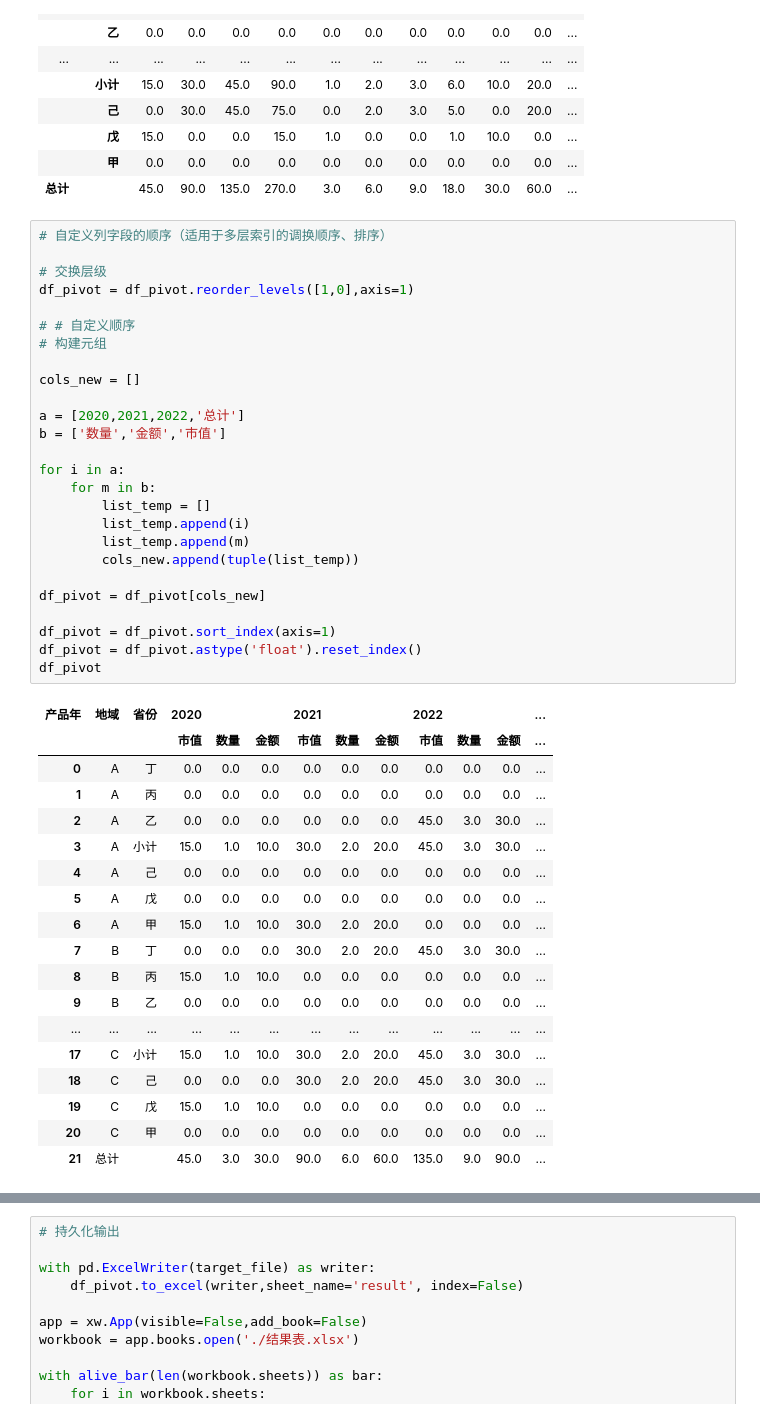
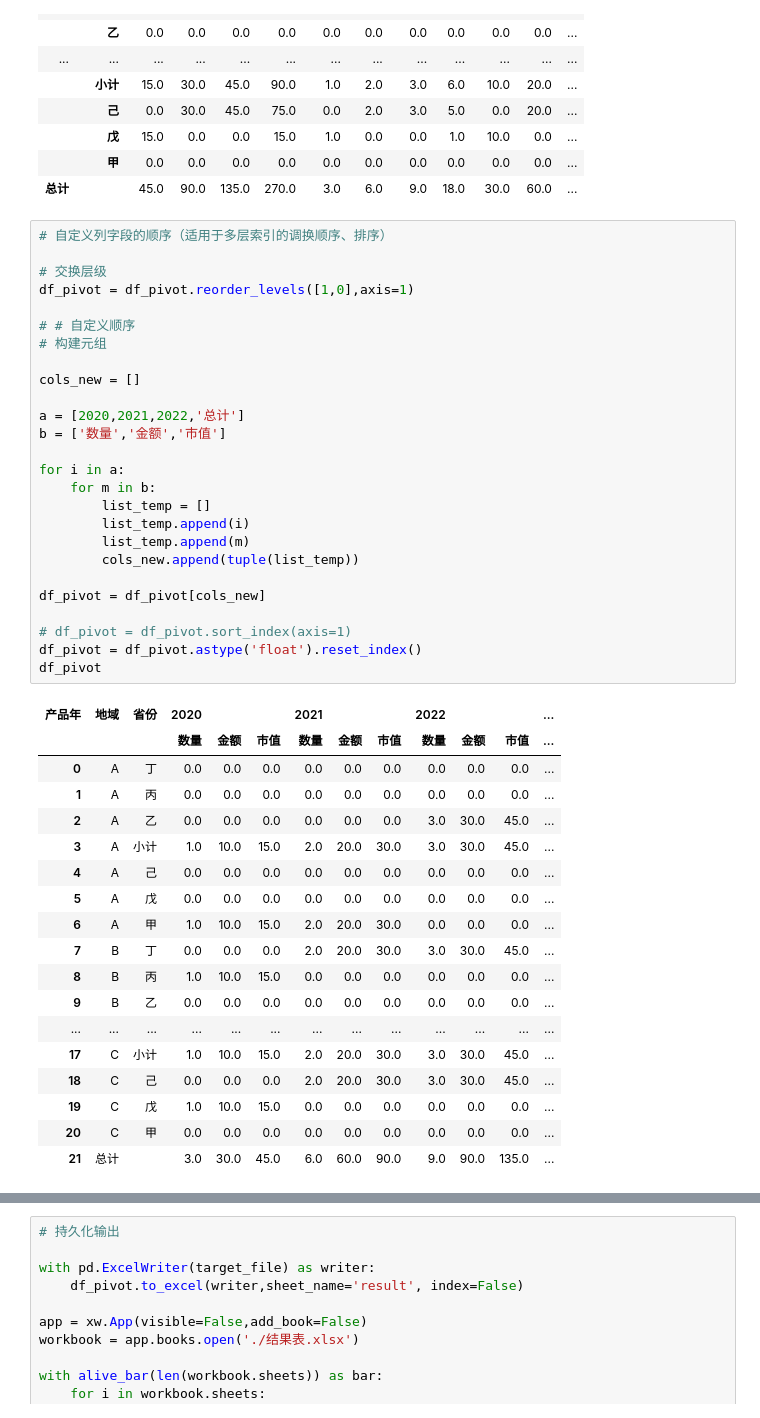
Before and after one commit to don2vito/wechat_project, a Jupyter notebook: 带小计的透视表以及自定义多层索引的顺序/带小计的透视表以及自定义多层索引的顺序.ipynb, the cells around one changed output, grey strips where cells are left out. Cells and saved outputs as stored; diff of their text form.

```diff
--- a/带小计的透视表以及自定义多层索引的顺序/带小计的透视表以及自定义多层索引的顺序.ipynb
+++ b/带小计的透视表以及自定义多层索引的顺序/带小计的透视表以及自定义多层索引的顺序.ipynb
@@ -122,48 +122,48 @@ df_pivot
 # %%
 # 自定义列字段的顺序（适用于多层索引的调换顺序、排序）
 
 # 交换层级
 df_pivot = df_pivot.reorder_levels([1,0],axis=1)
 
 # # 自定义顺序
 # 构建元组
 
 cols_new = []
 
 a = [2020,2021,2022,'总计']
 b = ['数量','金额','市值']
 
 for i in a:
     for m in b:
         list_temp = []
         list_temp.append(i)
         list_temp.append(m)
         cols_new.append(tuple(list_temp))
 
 df_pivot = df_pivot[cols_new]
 
-df_pivot = df_pivot.sort_index(axis=1)
+# df_pivot = df_pivot.sort_index(axis=1)
 df_pivot = df_pivot.astype('float').reset_index()
 df_pivot
 # %% [output]
 | 产品年 | 地域 | 省份 | 2020 |  |  | 2021 |  |  | 2022 |  |  | ... |
-|  |  |  | 市值 | 数量 | 金额 | 市值 | 数量 | 金额 | 市值 | 数量 | 金额 | ... |
+|  |  |  | 数量 | 金额 | 市值 | 数量 | 金额 | 市值 | 数量 | 金额 | 市值 | ... |
 | 0 | A | 丁 | 0.0 | 0.0 | 0.0 | 0.0 | 0.0 | 0.0 | 0.0 | 0.0 | 0.0 | ... |
 | 1 | A | 丙 | 0.0 | 0.0 | 0.0 | 0.0 | 0.0 | 0.0 | 0.0 | 0.0 | 0.0 | ... |
-| 2 | A | 乙 | 0.0 | 0.0 | 0.0 | 0.0 | 0.0 | 0.0 | 45.0 | 3.0 | 30.0 | ... |
-| 3 | A | 小计 | 15.0 | 1.0 | 10.0 | 30.0 | 2.0 | 20.0 | 45.0 | 3.0 | 30.0 | ... |
+| 2 | A | 乙 | 0.0 | 0.0 | 0.0 | 0.0 | 0.0 | 0.0 | 3.0 | 30.0 | 45.0 | ... |
+| 3 | A | 小计 | 1.0 | 10.0 | 15.0 | 2.0 | 20.0 | 30.0 | 3.0 | 30.0 | 45.0 | ... |
 | 4 | A | 己 | 0.0 | 0.0 | 0.0 | 0.0 | 0.0 | 0.0 | 0.0 | 0.0 | 0.0 | ... |
 | 5 | A | 戊 | 0.0 | 0.0 | 0.0 | 0.0 | 0.0 | 0.0 | 0.0 | 0.0 | 0.0 | ... |
-| 6 | A | 甲 | 15.0 | 1.0 | 10.0 | 30.0 | 2.0 | 20.0 | 0.0 | 0.0 | 0.0 | ... |
-| 7 | B | 丁 | 0.0 | 0.0 | 0.0 | 30.0 | 2.0 | 20.0 | 45.0 | 3.0 | 30.0 | ... |
-| 8 | B | 丙 | 15.0 | 1.0 | 10.0 | 0.0 | 0.0 | 0.0 | 0.0 | 0.0 | 0.0 | ... |
+| 6 | A | 甲 | 1.0 | 10.0 | 15.0 | 2.0 | 20.0 | 30.0 | 0.0 | 0.0 | 0.0 | ... |
+| 7 | B | 丁 | 0.0 | 0.0 | 0.0 | 2.0 | 20.0 | 30.0 | 3.0 | 30.0 | 45.0 | ... |
+| 8 | B | 丙 | 1.0 | 10.0 | 15.0 | 0.0 | 0.0 | 0.0 | 0.0 | 0.0 | 0.0 | ... |
 | 9 | B | 乙 | 0.0 | 0.0 | 0.0 | 0.0 | 0.0 | 0.0 | 0.0 | 0.0 | 0.0 | ... |
 | ... | ... | ... | ... | ... | ... | ... | ... | ... | ... | ... | ... | ... |
-| 17 | C | 小计 | 15.0 | 1.0 | 10.0 | 30.0 | 2.0 | 20.0 | 45.0 | 3.0 | 30.0 | ... |
-| 18 | C | 己 | 0.0 | 0.0 | 0.0 | 30.0 | 2.0 | 20.0 | 45.0 | 3.0 | 30.0 | ... |
-| 19 | C | 戊 | 15.0 | 1.0 | 10.0 | 0.0 | 0.0 | 0.0 | 0.0 | 0.0 | 0.0 | ... |
+| 17 | C | 小计 | 1.0 | 10.0 | 15.0 | 2.0 | 20.0 | 30.0 | 3.0 | 30.0 | 45.0 | ... |
+| 18 | C | 己 | 0.0 | 0.0 | 0.0 | 2.0 | 20.0 | 30.0 | 3.0 | 30.0 | 45.0 | ... |
+| 19 | C | 戊 | 1.0 | 10.0 | 15.0 | 0.0 | 0.0 | 0.0 | 0.0 | 0.0 | 0.0 | ... |
 | 20 | C | 甲 | 0.0 | 0.0 | 0.0 | 0.0 | 0.0 | 0.0 | 0.0 | 0.0 | 0.0 | ... |
-| 21 | 总计 |  | 45.0 | 3.0 | 30.0 | 90.0 | 6.0 | 60.0 | 135.0 | 9.0 | 90.0 | ... |
+| 21 | 总计 |  | 3.0 | 30.0 | 45.0 | 6.0 | 60.0 | 90.0 | 9.0 | 90.0 | 135.0 | ... |
 # %%
 # 自定义行字段的顺序（手动指定），自动指定用 sort_index()
 
```
Also changed, not shown: parts of 2 cells of this notebook, 3 other files.
